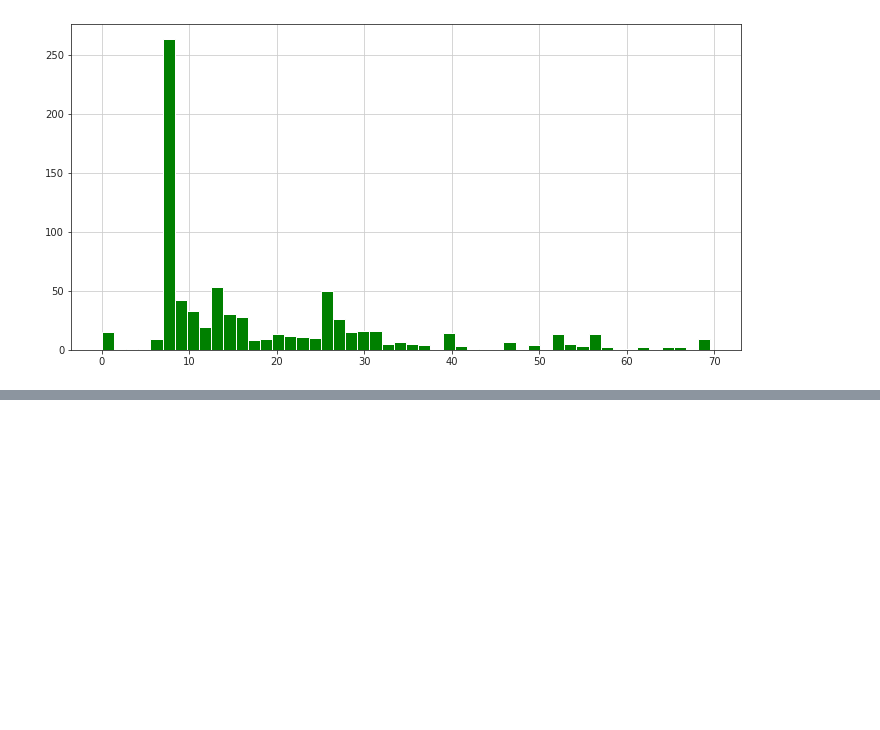
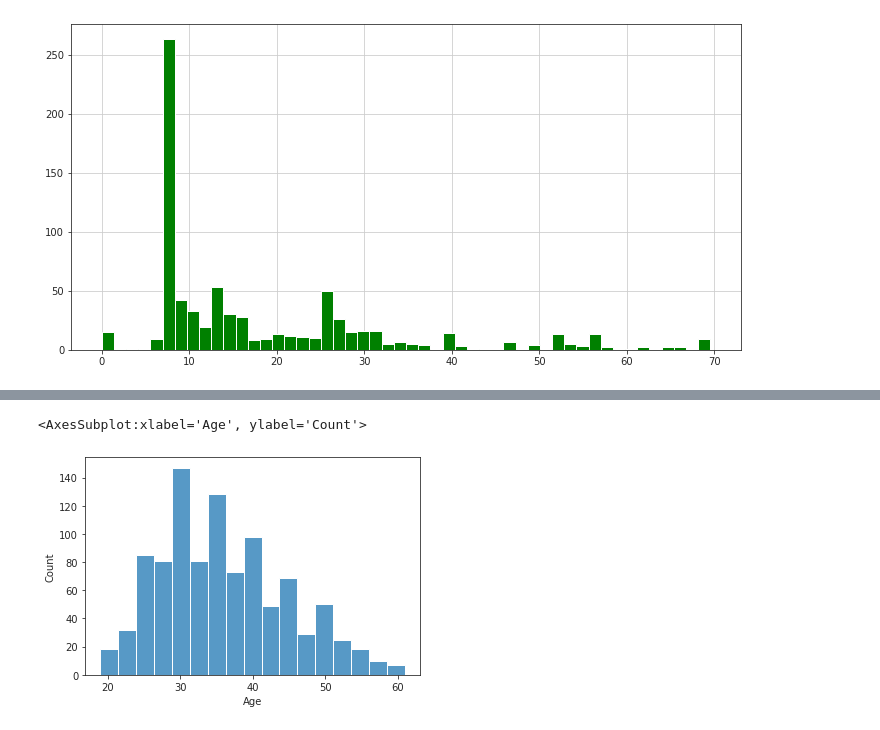
Before and after one commit to FivMeyer/Python_Studies, a Jupyter notebook: 03_logistic_regression.ipynb, the cells around one changed output, grey strips where cells are left out. Cells and saved outputs as stored; diff of their text form; code cells hidden in the pictures; blank space fills up the shorter version.

```diff
--- a/03_logistic_regression.ipynb
+++ b/03_logistic_regression.ipynb
@@ -129,0 +262,3 @@ train[train['Fare']< 70]['Fare'].hist(color = 'green', bins =50, figsize=(12,6))
+# %%
+ad_data = pd.read_csv('data/advertising.csv')
+ad_data.head()
@@ -129,0 +304,5 @@ train[train['Fare']< 70]['Fare'].hist(color = 'green', bins =50, figsize=(12,6))
+# %%
+sns.histplot(x='Age', data = ad_data)
+# %% [output]
+<AxesSubplot:xlabel='Age', ylabel='Count'>
+[figure, added]
```
Also changed, not shown: parts of 41 cells of this notebook.
